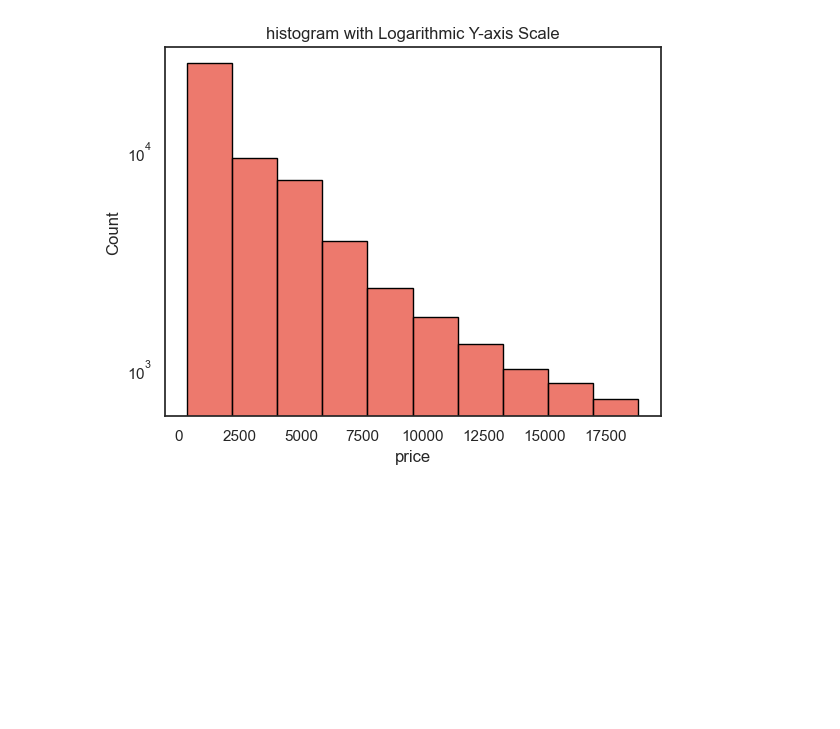
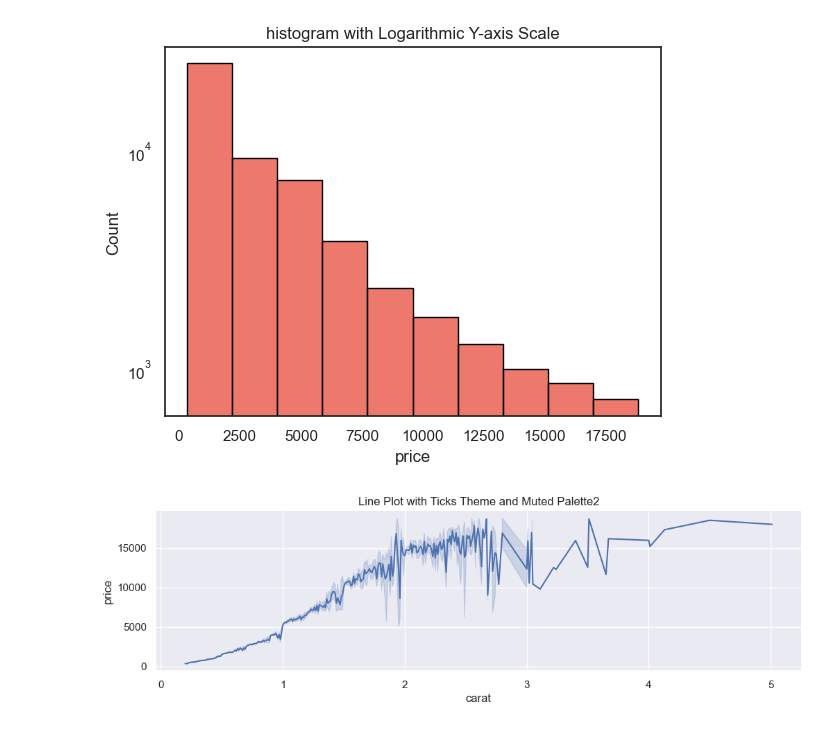
Before and after one commit to ChenniDJack/IntellipaatWorkSpace, a Jupyter notebook: LiveClass/Pandas_2025_04_12/Youtube/Matpotlib_Seaborn_Handson_21_04_2025.ipynb, the cells around one changed output. Drawn from its saved outputs; the diff is of its cells as text; code cells hidden in the pictures; blank space fills up the shorter version.

```diff
--- a/LiveClass/Pandas_2025_04_12/Youtube/Matpotlib_Seaborn_Handson_21_04_2025.ipynb
+++ b/LiveClass/Pandas_2025_04_12/Youtube/Matpotlib_Seaborn_Handson_21_04_2025.ipynb
@@ -504,3 +506,19 @@ plt.title("histogram with Logarithmic Y-axis Scale")
 plt.show()
 # %% [output]
 [figure]
+# %%
+# Applying the "ticks" theme
+fig = plt.figure(figsize=(12,3))
+sns.set_theme(context='notebook',
+    style='darkgrid',
+    palette='deep',
+    font='sans-serif',
+    font_scale=1,
+    color_codes=True,
+    rc=None)
+sns.lineplot(x="carat", y="price", data= data)
+sns.despine()
+plt.title("Line Plot with Ticks Theme and Muted Palette2")
+plt.show()
+# %% [output]
+[figure, added]
```
Also changed, not shown: parts of 4 cells of this notebook, 7 other files.
